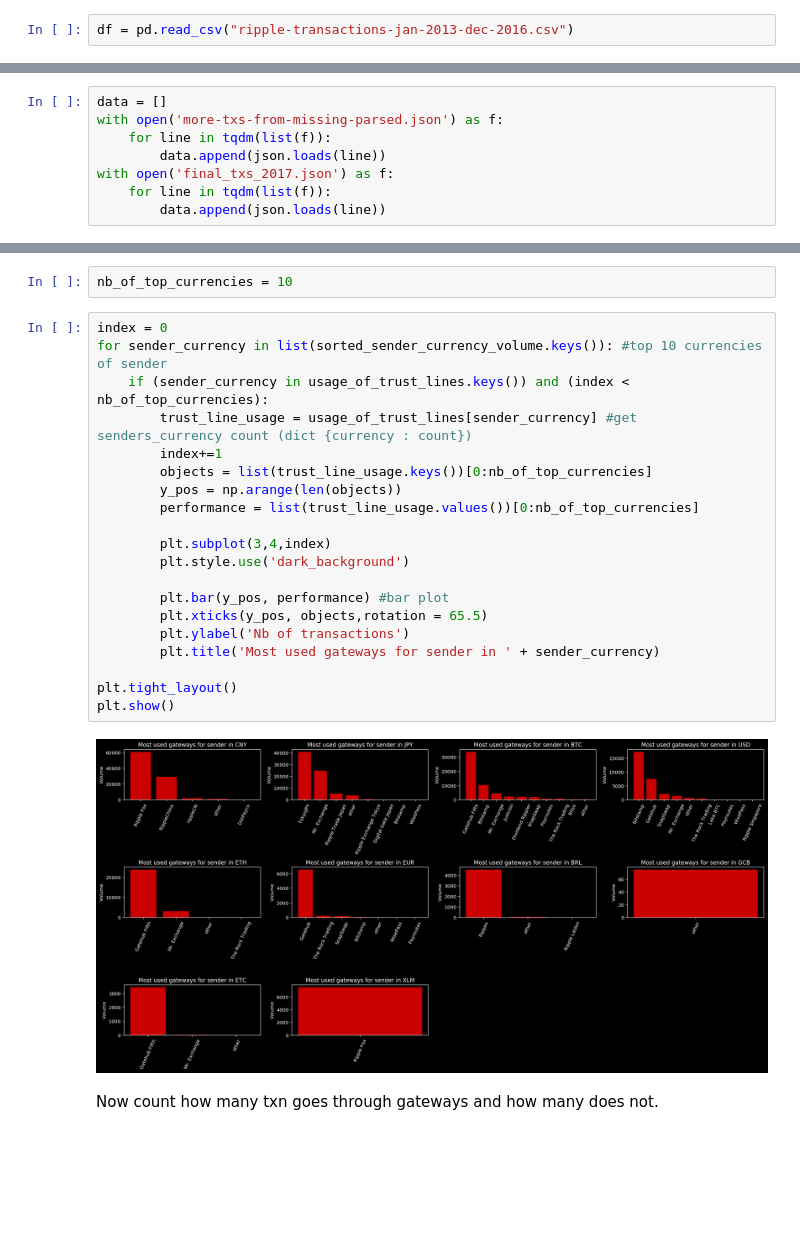
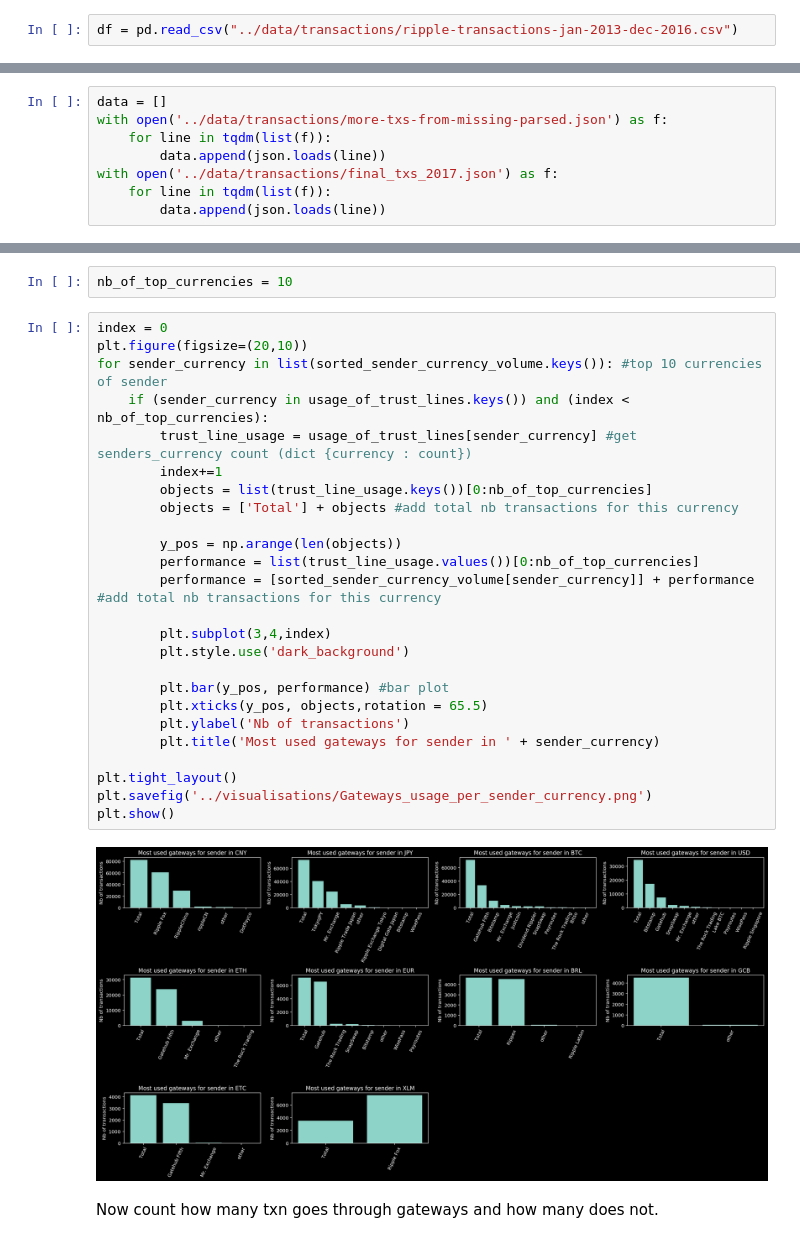
Before and after one commit to dedis/student_19_ripple-locality, a Jupyter notebook: ripple_analysis/notebooks/ripple_analysis.ipynb, the cells around one changed output, grey strips where cells are left out. Cells and saved outputs as stored; diff of their text form; blank space fills up the shorter version.

```diff
--- a/ripple_analysis/notebooks/ripple_analysis.ipynb
+++ b/ripple_analysis/notebooks/ripple_analysis.ipynb
@@ -26,7 +26,7 @@ rpc = RippleRPCClient('http://s1.ripple.com:51234/')
 # %% [markdown]
 Read the data, run only once
 # %%
-df = pd.read_csv("ripple-transactions-jan-2013-dec-2016.csv")
+df = pd.read_csv("../data/transactions/ripple-transactions-jan-2013-dec-2016.csv")
 # %%
 df.head()
 # %% [output]
@@ -38,10 +38,10 @@ df.head()
 | 4 | 4 | C1E342D3168740197C7E6B84110CEF9A3... | rLz6TEYTsSZivwgXssq8ZSmTsBSFTMCw7h | rffqWVgnv9bPKaWHHVUDMjdAEgab3LGjZ1 | XRP | 100.0 | 6965416 | NaN | NaN | ... |
 # %%
 data = []
-with open('more-txs-from-missing-parsed.json') as f:
+with open('../data/transactions/more-txs-from-missing-parsed.json') as f:
     for line in tqdm(list(f)):
         data.append(json.loads(line))
-with open('final_txs_2017.json') as f:
+with open('../data/transactions/final_txs_2017.json') as f:
     for line in tqdm(list(f)):
         data.append(json.loads(line))
 # %% [output]
@@ -753,26 +785,31 @@ for currency, gateway_to_volume in tqdm(usage_of_trust_lines.items()):
 nb_of_top_currencies = 10
 # %%
 index = 0
+plt.figure(figsize=(20,10))
 for sender_currency in list(sorted_sender_currency_volume.keys()): #top 10 currencies of sender
     if (sender_currency in usage_of_trust_lines.keys()) and (index < nb_of_top_currencies):
         trust_line_usage = usage_of_trust_lines[sender_currency] #get senders_currency count (dict {currency : count})
         index+=1
         objects = list(trust_line_usage.keys())[0:nb_of_top_currencies]
+        objects = ['Total'] + objects #add total nb transactions for this currency
+
         y_pos = np.arange(len(objects))
         performance = list(trust_line_usage.values())[0:nb_of_top_currencies]
+        performance = [sorted_sender_currency_volume[sender_currency]] + performance  #add total nb transactions for this currency
 
         plt.subplot(3,4,index)
         plt.style.use('dark_background')
 
         plt.bar(y_pos, performance) #bar plot
         plt.xticks(y_pos, objects,rotation = 65.5)
         plt.ylabel('Nb of transactions')
         plt.title('Most used gateways for sender in ' + sender_currency)
 
 plt.tight_layout()
+plt.savefig('../visualisations/Gateways_usage_per_sender_currency.png')
 plt.show()
 # %% [output]
-[figure, old version]
+[figure, new version]
 # %% [markdown]
 Now count how many txn goes through gateways and how many does not.
 # %%
```
Also changed, not shown: parts of 15 cells of this notebook, 3 other files.
